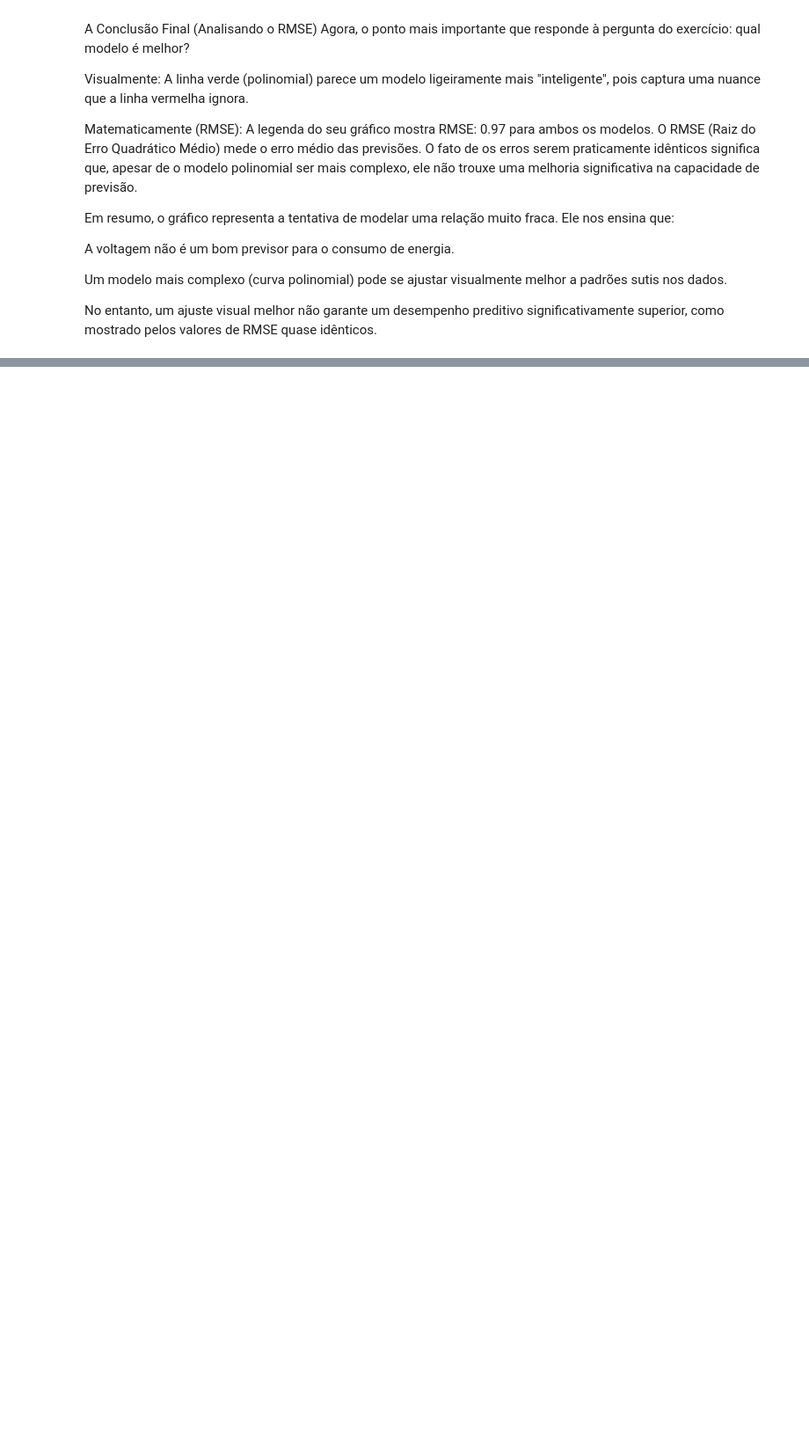
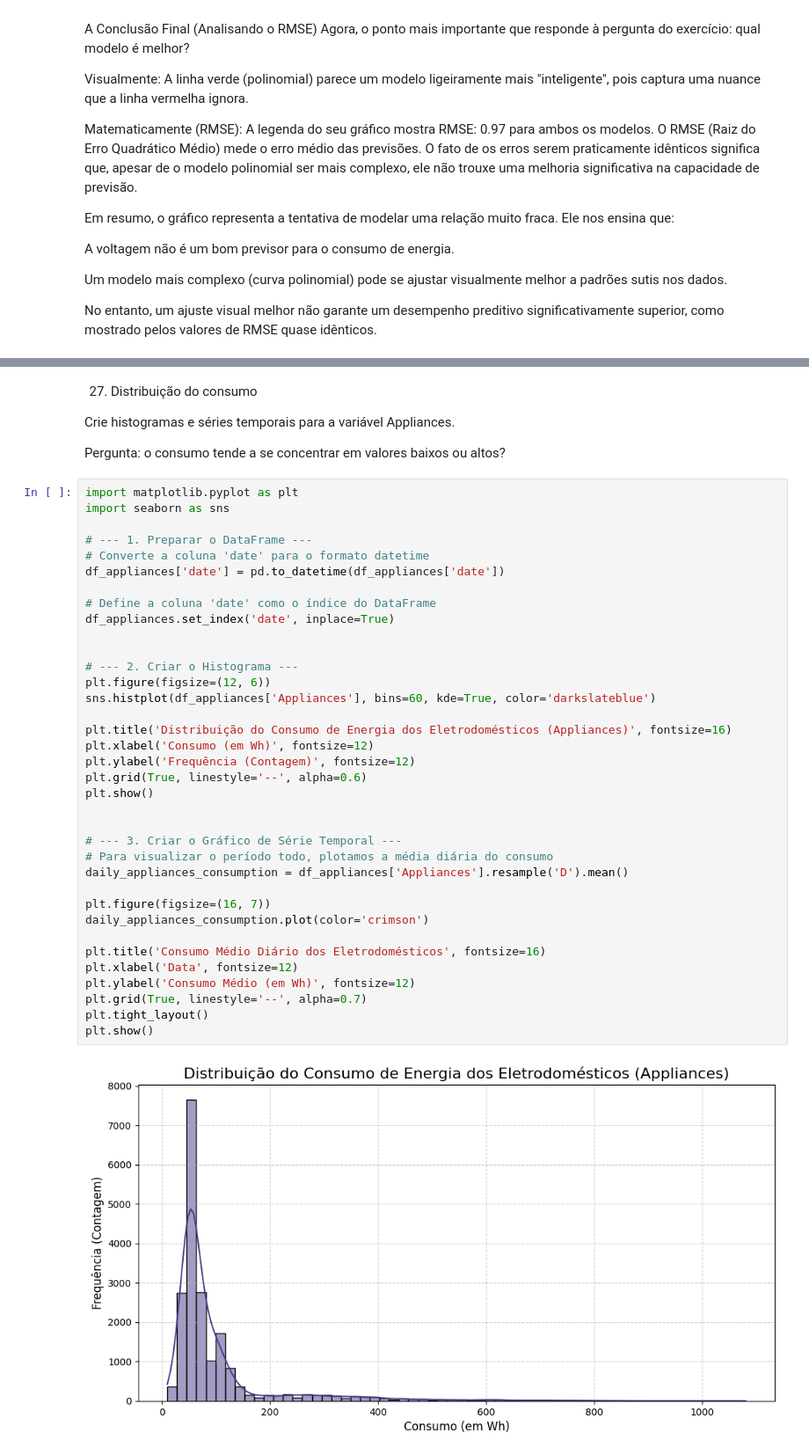
Before and after one commit to ArthurBispo00/CP1-Analise-de-dados-de-Energia, a Jupyter notebook: CP1_Analise_de_dados_de_Energia.ipynb, the cells around one changed output, grey strips where cells are left out. Shown at 88% size. Cells and saved outputs as stored; diff of their text form; blank space fills up the shorter version.

```diff
--- a/CP1_Analise_de_dados_de_Energia.ipynb
+++ b/CP1_Analise_de_dados_de_Energia.ipynb
@@ -1193,0 +1269,44 @@ No entanto, um ajuste visual melhor não garante um desempenho preditivo signifi
+# %% [markdown]
+27. Distribuição do consumo
+
+Crie histogramas e séries temporais para a variável Appliances.
+
+Pergunta: o consumo tende a se concentrar em valores baixos ou altos?
+# %%
+import matplotlib.pyplot as plt
+import seaborn as sns
+
+# --- 1. Preparar o DataFrame ---
+# Converte a coluna 'date' para o formato datetime
+df_appliances['date'] = pd.to_datetime(df_appliances['date'])
+
+# Define a coluna 'date' como o índice do DataFrame
+df_appliances.set_index('date', inplace=True)
+
+
+# --- 2. Criar o Histograma ---
+plt.figure(figsize=(12, 6))
+sns.histplot(df_appliances['Appliances'], bins=60, kde=True, color='darkslateblue')
+
+plt.title('Distribuição do Consumo de Energia dos Eletrodomésticos (Appliances)', fontsize=16)
+plt.xlabel('Consumo (em Wh)', fontsize=12)
+plt.ylabel('Frequência (Contagem)', fontsize=12)
+plt.grid(True, linestyle='--', alpha=0.6)
+plt.show()
+
+
+# --- 3. Criar o Gráfico de Série Temporal ---
+# Para visualizar o período todo, plotamos a média diária do consumo
+daily_appliances_consumption = df_appliances['Appliances'].resample('D').mean()
+
+plt.figure(figsize=(16, 7))
+daily_appliances_consumption.plot(color='crimson')
+
+plt.title('Consumo Médio Diário dos Eletrodomésticos', fontsize=16)
+plt.xlabel('Data', fontsize=12)
+plt.ylabel('Consumo Médio (em Wh)', fontsize=12)
+plt.grid(True, linestyle='--', alpha=0.7)
+plt.tight_layout()
+plt.show()
+# %% [output]
+[figure, added]
```
Also changed, not shown: parts of 30 cells of this notebook.
